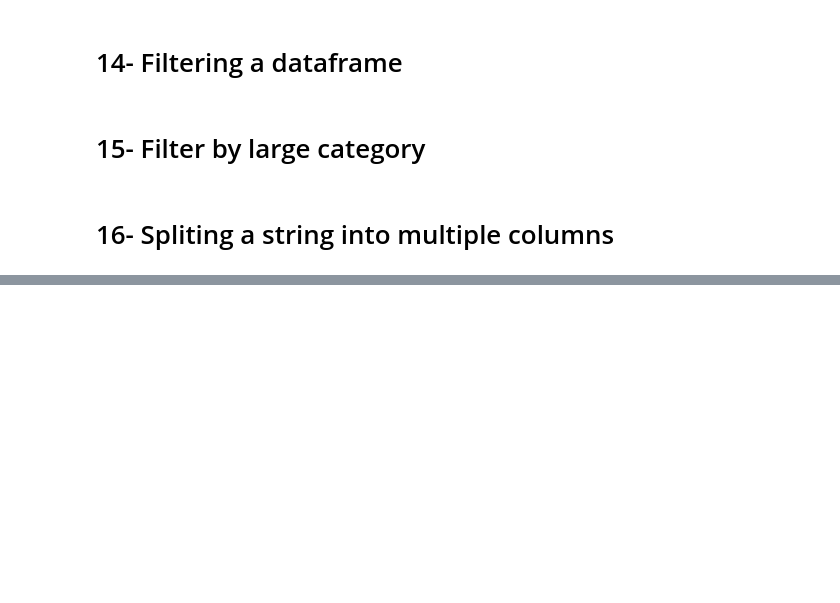
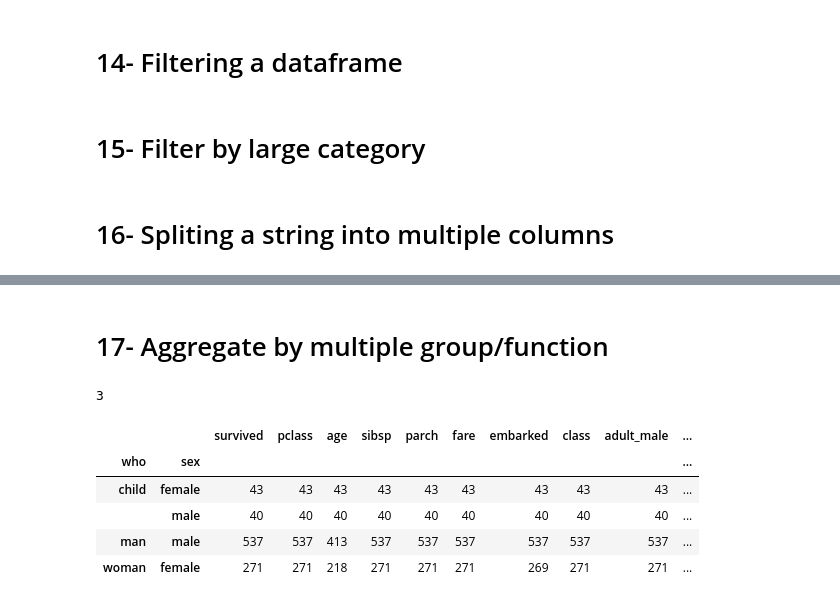
Before and after one commit to shahahmad-dev/Pandas_Basic_Operation, a Jupyter notebook: 01_pandas_basic.ipynb, the cells around one changed output, grey strips where cells are left out. Cells and saved outputs as stored; diff of their text form; code cells hidden in the pictures; blank space fills up the shorter version.

```diff
--- a/01_pandas_basic.ipynb
+++ b/01_pandas_basic.ipynb
@@ -274,0 +264,2 @@ df
+# %% [markdown]
+# 17- Aggregate by multiple group/function
@@ -274,0 +275,13 @@ df
+# %%
+len(df.groupby('who'))
+# %% [output]
+3
+# %%
+df.groupby(['who', 'sex']).count()
+# %% [output]
+|  |  | survived | pclass | age | sibsp | parch | fare | embarked | class | adult_male | ... |
+| who | sex |  |  |  |  |  |  |  |  |  | ... |
+| child | female | 43 | 43 | 43 | 43 | 43 | 43 | 43 | 43 | 43 | ... |
+|  | male | 40 | 40 | 40 | 40 | 40 | 40 | 40 | 40 | 40 | ... |
+| man | male | 537 | 537 | 413 | 537 | 537 | 537 | 537 | 537 | 537 | ... |
+| woman | female | 271 | 271 | 218 | 271 | 271 | 271 | 269 | 271 | 271 | ... |
```
Also changed, not shown: parts of 14 cells of this notebook.
